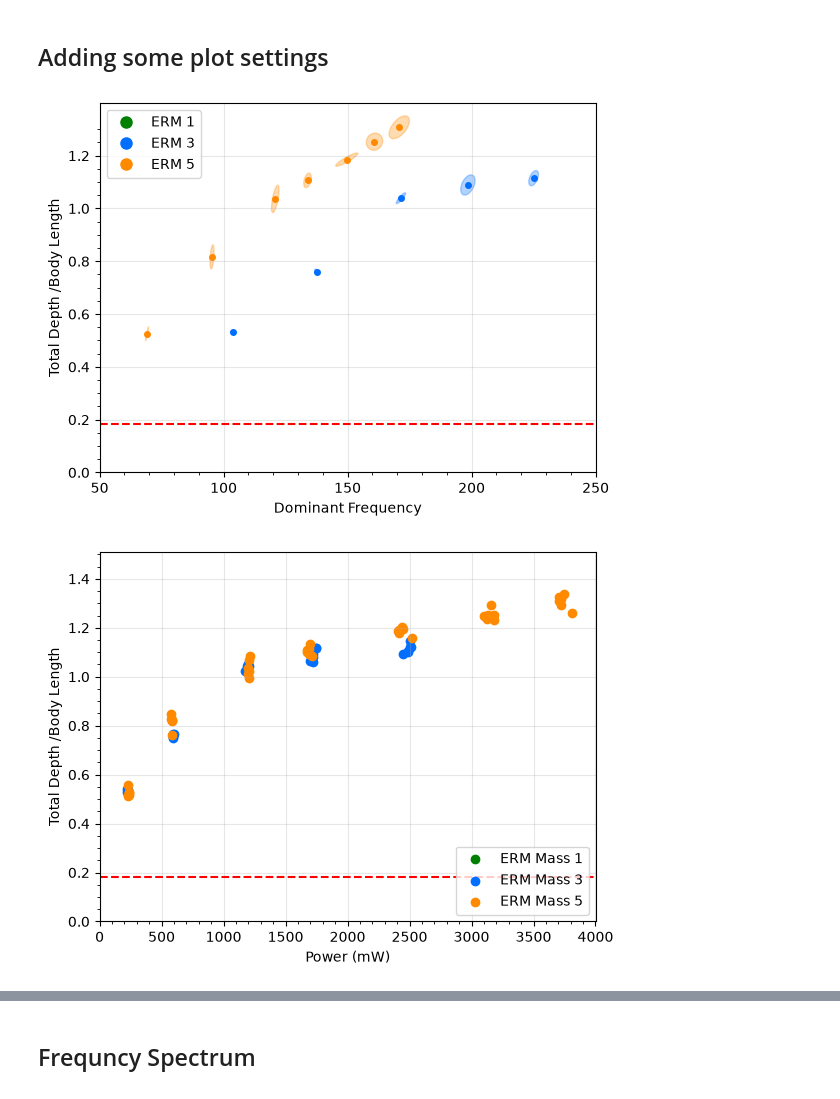
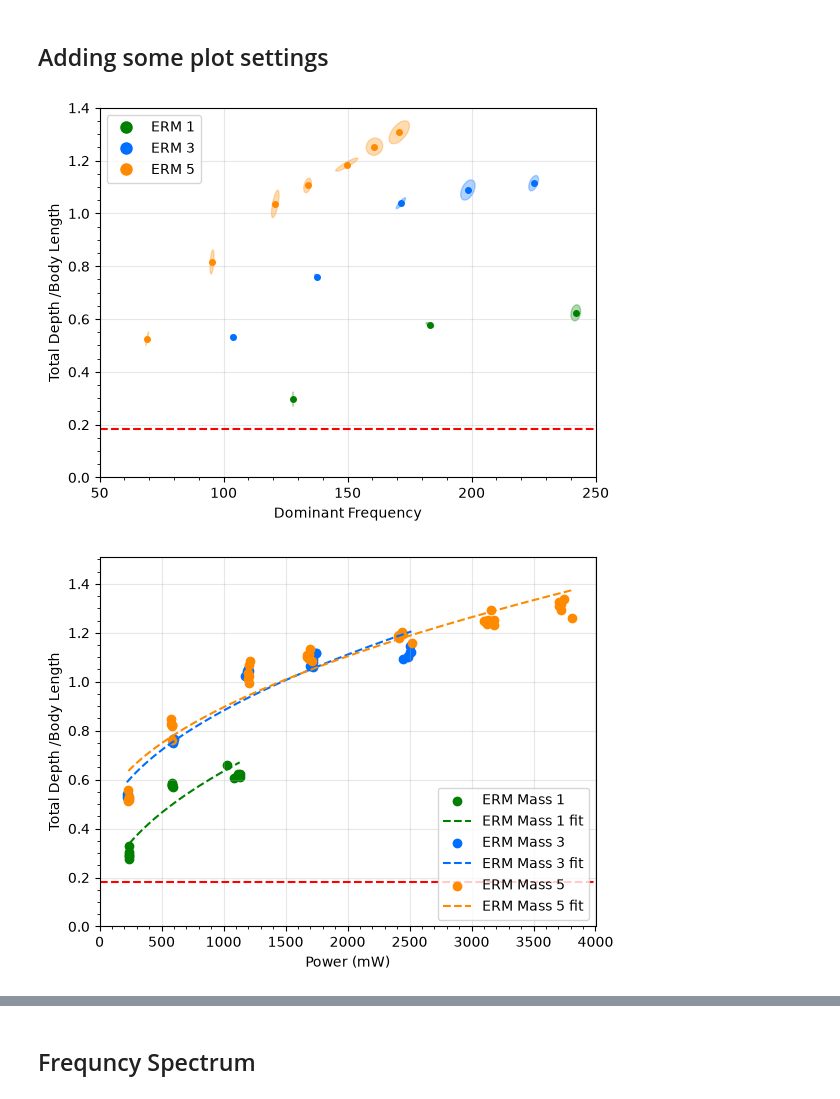
Before and after one commit to OzzysMess/clamming, a Jupyter notebook: master_notes.ipynb, the cells around one changed output, grey strips where cells are left out. Cells and saved outputs as stored; diff of their text form; code cells hidden in the pictures.

```diff
--- a/master_notes.ipynb
+++ b/master_notes.ipynb
@@ -65,7 +65,7 @@ import pandas as pd
 import trim_data_file
 probe_length = 60.2
 
-source_csv = r"Data\frequencyVdepth8.csv"
+source_csv = r"Data\v2Fvd.csv"
 trimmed_csv = Path(re.sub(r"(\.csv)$", r"_trimmed\1", source_csv))
 
 trim_data_file.trim_csv_to_consistent_format(source_csv, trimmed_csv)
@@ -227,7 +269,7 @@ ax = plot_mass_scatter(
     confidence_ellipse=1,
 )
 # offsets
-a = 0
+a = 0.1
 b = 0
 
 ax.set_yticks(np.arange(0, pld+a, 0.2))
@@ -238,30 +280,31 @@ ax.set_xticks(np.arange(50, pf+b, 10), minor=True)
 ax.axhline(y=sd/probe_length, color='red', linestyle='--', label='starting depth')
 plt.show()
 # %% [output]
-[figure, old version]
+[figure, new version]
 # %%
 # Power vs Depth
 a = 0.2
 b = 2600.0
 
 ax = plot_mass_scatter(
     data,
     lambda subset, mass: subset["Power (mW)"].astype(float),
     lambda subset, mass: subset["Total Depth (mm)"].astype(float) / probe_length,
     "Power (mW)",
     "Total Depth /Body Length",
     xlim=(0, pp+b),
     ylim=(0, pld+a),
     legend_loc="lower right",
     confidence_ellipse=0,
+    fit_func=lambda x, a, b: a * np.sqrt(x) + b,
 )
 
 ax.set_yticks(np.arange(0, pld+a, 0.2))
 ax.set_yticks(np.arange(0, pld+a, 0.2/4), minor=True)
 ax.set_xticks(np.arange(0, pp+b, 500))
 ax.set_xticks(np.arange(0, pp+b, 100), minor=True)
 ax.axhline(y=sd/probe_length, color='red', linestyle='--', label='starting depth')
 
 plt.show()
 # %% [output]
-[figure, old version]
+[figure, new version]
```
Also changed, not shown: parts of 8 cells of this notebook, 5 other files.
